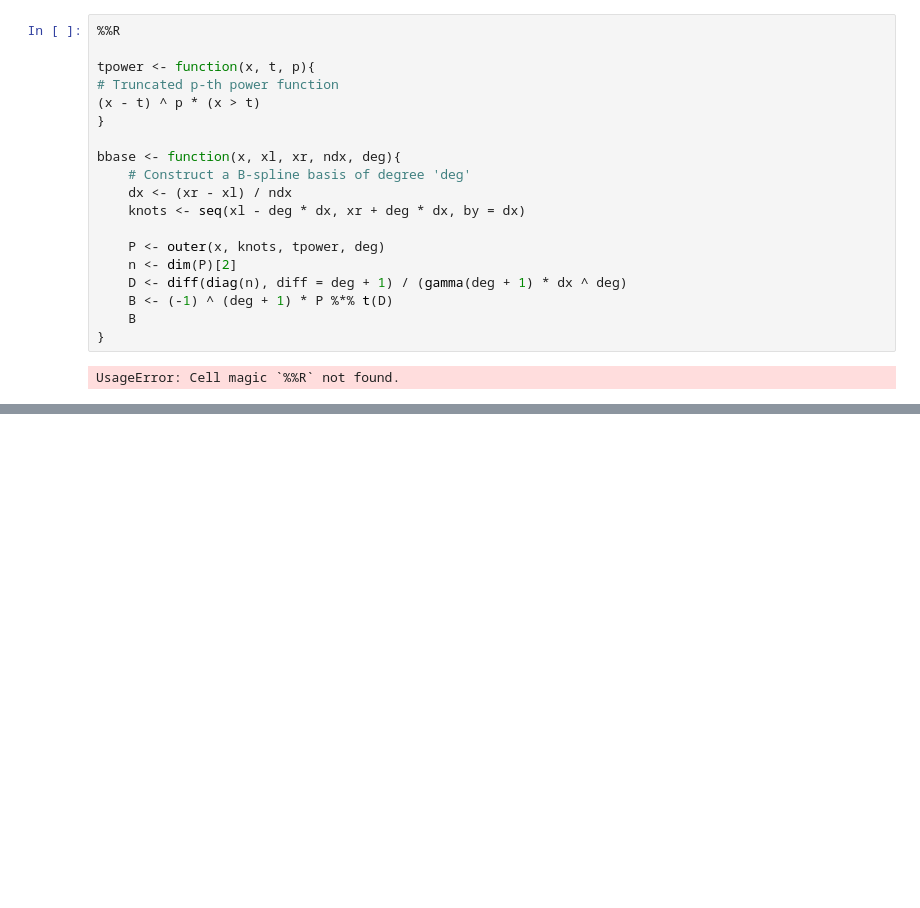
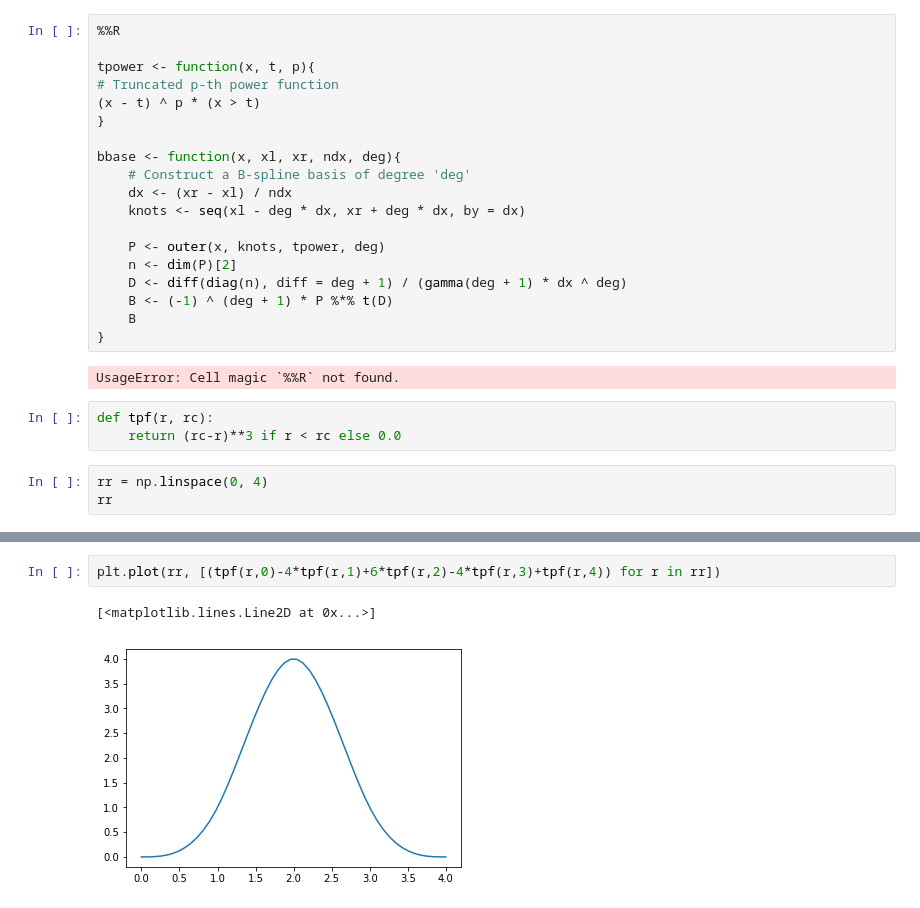
Before and after one commit to vlcekl/eam-models, a Jupyter notebook: notebooks/fit_spline.ipynb, the cells around one changed output, grey strips where cells are left out. Drawn from its saved outputs; the diff is of its cells as text; blank space fills up the shorter version.

```diff
--- a/notebooks/fit_spline.ipynb
+++ b/notebooks/fit_spline.ipynb
@@ -852,3 +849,9 @@ bbase <- function(x, xl, xr, ndx, deg){
 }
 # %% [output]
 UsageError: Cell magic `%%R` not found.
+# %%
+def tpf(r, rc):
+    return (rc-r)**3 if r < rc else 0.0
+# %%
+rr = np.linspace(0, 4)
+rr
@@ -854,0 +869,5 @@ UsageError: Cell magic `%%R` not found.
+# %%
+plt.plot(rr, [(tpf(r,0)-4*tpf(r,1)+6*tpf(r,2)-4*tpf(r,3)+tpf(r,4)) for r in rr])
+# %% [output]
+[<matplotlib.lines.Line2D at 0x...>]
+[figure, added]
```
Also changed, not shown: parts of 2 cells of this notebook, 4 other files.
